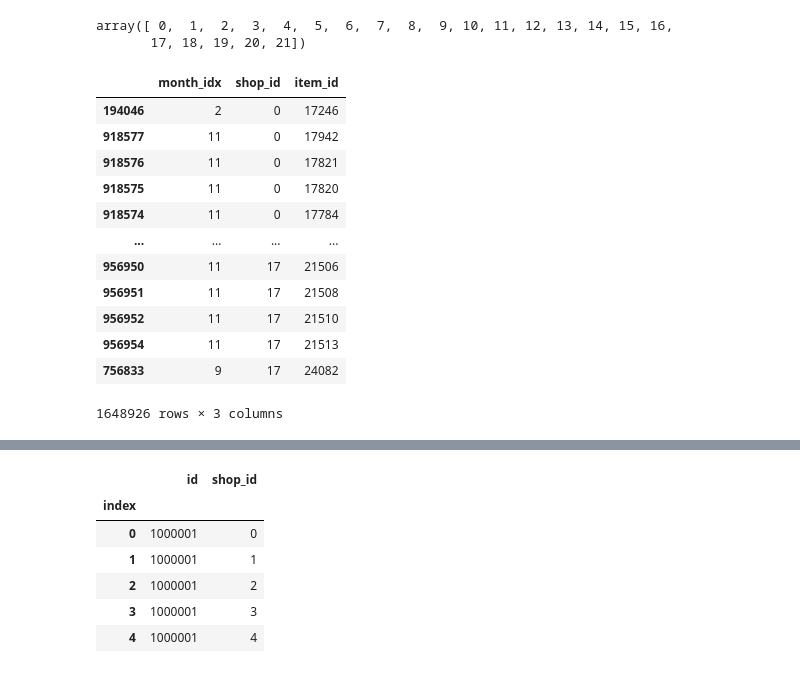
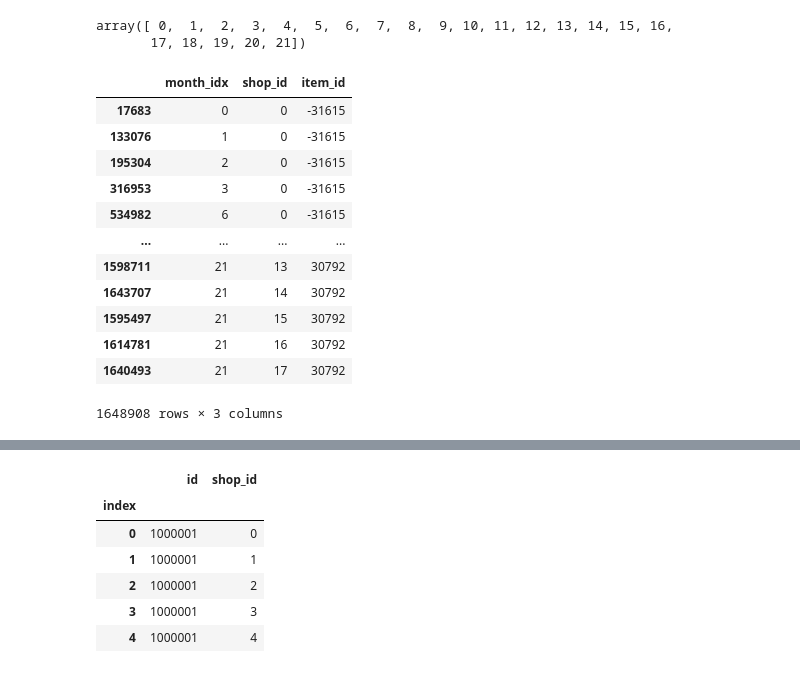
Before and after one commit to ducksfrogs/AIQuest, a Jupyter notebook: jup/pbl01_second.ipynb, the cells around one changed output, grey strips where cells are left out. Saved outputs shown, nothing was run; the diff lists cells and outputs as text; code cells hidden in the pictures.

```diff
--- a/jup/pbl01_second.ipynb
+++ b/jup/pbl01_second.ipynb
@@ -133,18 +150,18 @@ for i in range(22):
 
 matrix = pd.DataFrame(np.vstack(matrix), columns=cols)
 # %%
-matrix.sort_values('shop_id')
+matrix.sort_values(['item_id','shop_id'])
 # %% [output]
 |  | month_idx | shop_id | item_id |
-| 194046 | 2 | 0 | 17246 |
-| 918577 | 11 | 0 | 17942 |
-| 918576 | 11 | 0 | 17821 |
-| 918575 | 11 | 0 | 17820 |
-| 918574 | 11 | 0 | 17784 |
+| 17683 | 0 | 0 | -31615 |
+| 133076 | 1 | 0 | -31615 |
+| 195304 | 2 | 0 | -31615 |
+| 316953 | 3 | 0 | -31615 |
+| 534982 | 6 | 0 | -31615 |
 | ... | ... | ... | ... |
-| 956950 | 11 | 17 | 21506 |
-| 956951 | 11 | 17 | 21508 |
-| 956952 | 11 | 17 | 21510 |
-| 956954 | 11 | 17 | 21513 |
-| 756833 | 9 | 17 | 24082 |
+| 1598711 | 21 | 13 | 30792 |
+| 1643707 | 21 | 14 | 30792 |
+| 1595497 | 21 | 15 | 30792 |
+| 1614781 | 21 | 16 | 30792 |
+| 1640493 | 21 | 17 | 30792 |
-1648926 rows × 3 columns
+1648908 rows × 3 columns
```
Also changed, not shown: parts of 8 cells of this notebook, 1 other file.
